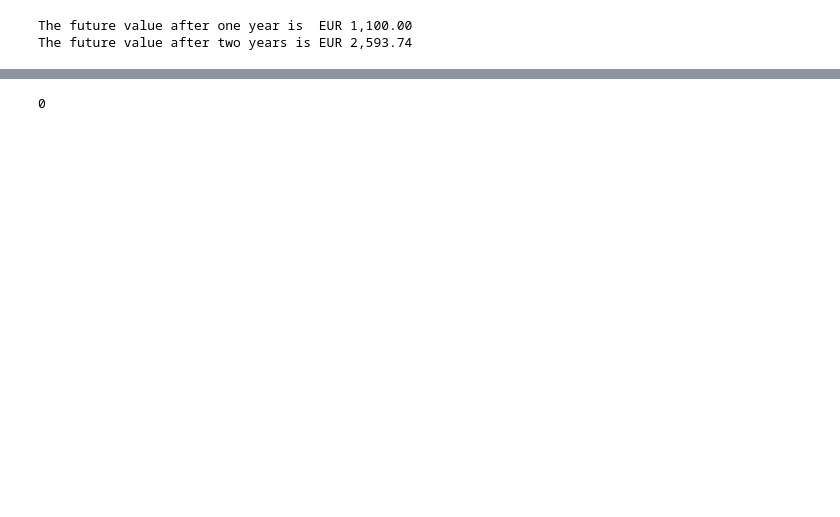
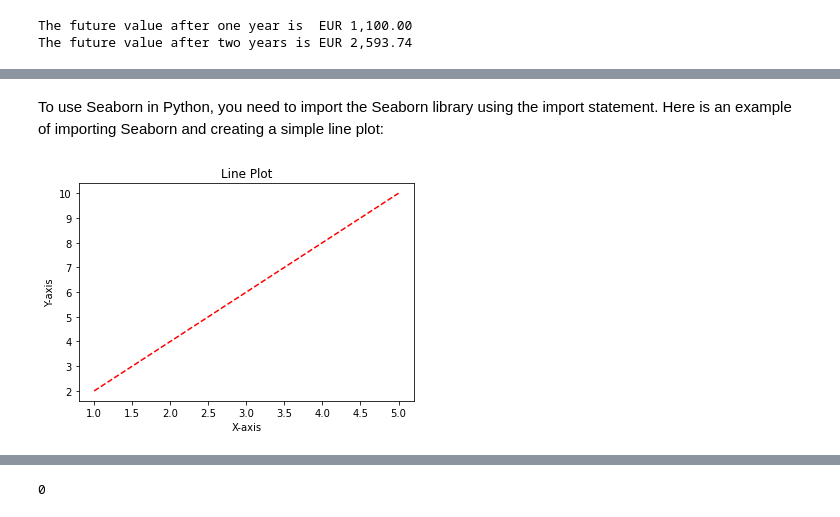
Before and after one commit to iwh-halle/FinancialDataAnalytics, a Jupyter notebook: slides.ipynb, the cells around one changed output, grey strips where cells are left out. Drawn from its saved outputs; the diff is of its cells as text; code cells hidden in the pictures; blank space fills up the shorter version.

```diff
--- a/slides.ipynb
+++ b/slides.ipynb
@@ -549,0 +840,14 @@ The future value after two years is EUR 2,593.74
+# %% [markdown]
+To use Seaborn in Python, you need to import the Seaborn library using the import statement. Here is an example of importing Seaborn and creating a simple line plot:
+# %%
+import seaborn as sns
+import matplotlib.pyplot as plt
+
+# customize the line plot
+sns.lineplot(x=x, y=y, color='red', linestyle='dashed')
+plt.xlabel('X-axis')
+plt.ylabel('Y-axis')
+plt.title('Line Plot')
+plt.show()
+# %% [output]
+[figure, added]
```
Also changed, not shown: parts of 38 cells of this notebook, 4 other files.
